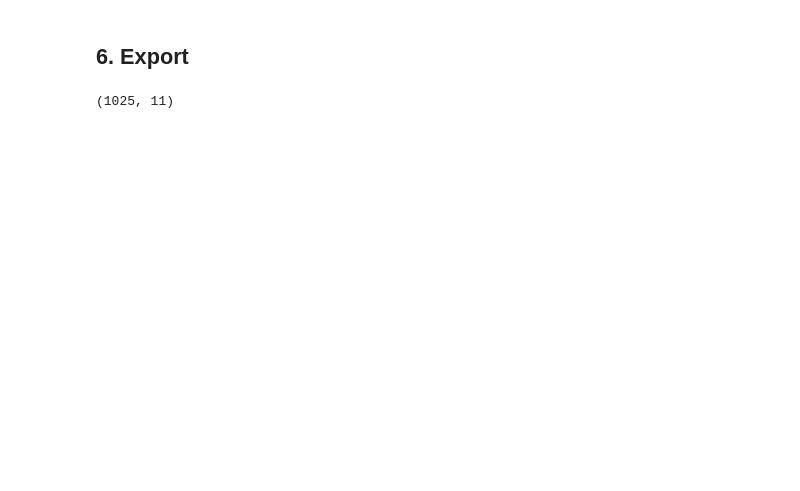
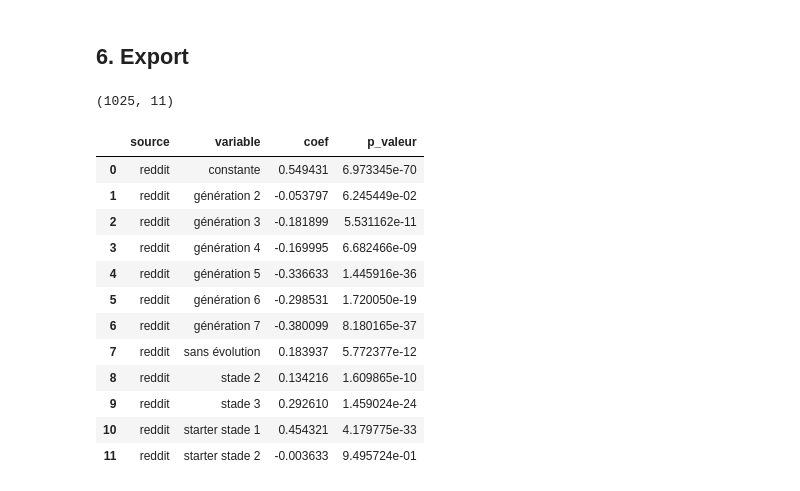
Before and after one commit to Kez0X/projet_pokemon, a Jupyter notebook: notebooks/05_sur_sous_cotes.ipynb, the cells around one changed output. Saved outputs shown, nothing was run; the diff lists cells and outputs as text; code cells hidden in the pictures; blank space fills up the shorter version.

Commit message:
ANALYSE : notebook 05 mis à jour sans les noms qui sont des mots, export des résultats intermédiaires

```diff
--- a/notebooks/05_sur_sous_cotes.ipynb
+++ b/notebooks/05_sur_sous_cotes.ipynb
@@ -450,3 +452,51 @@ res.to_csv(OUT / "sur_sous_cotes.csv")
 res.shape
 # %% [output]
 (1025, 11)
+# %%
+# on exporte aussi les résultats intermédiaires pour pouvoir montrer la méthode dans le dashboard
+lignes = []
+for s in srcs:
+    lignes.append({"source": s, "modele": "un bonus starter", "n": int(modeles[s].nobs), "r2_ajuste": modeles[s].rsquared_adj})
+    lignes.append({"source": s, "modele": "bonus starter par stade", "n": int(modeles_inter[s].nobs), "r2_ajuste": modeles_inter[s].rsquared_adj})
+pd.DataFrame(lignes).round(3).to_csv(OUT / "methode_05_modeles.csv", index=False)
+
+# les coefficients du modèle gardé (starter par stade), avec des noms lisibles
+types_fr = {"bug": "Insecte", "dark": "Ténèbres", "dragon": "Dragon", "electric": "Électrik", "fairy": "Fée",
+            "fighting": "Combat", "fire": "Feu", "flying": "Vol", "ghost": "Spectre", "grass": "Plante",
+            "ground": "Sol", "ice": "Glace", "poison": "Poison", "psychic": "Psy", "rock": "Roche",
+            "steel": "Acier", "water": "Eau"}
+def nom_lisible(v):
+    if v == "Intercept":
+        return "constante"
+    if v.startswith("C(generation)"):
+        return "génération " + v.split("[T.")[1].rstrip("]")
+    if v.startswith("C(stade_categorie"):
+        return v.split("[T.")[1].rstrip("]")
+    if v.startswith("starter_s"):
+        return "starter stade " + v[len("starter_s")]
+    if v.startswith("legendaire"):
+        return "légendaire"
+    if v.startswith("fabuleux"):
+        return "fabuleux"
+    if v.startswith("C(type_principal"):
+        return "type " + types_fr[v.split("[T.")[1].rstrip("]")]
+    return v
+coefs_export = pd.concat([pd.DataFrame({"source": s, "variable": [nom_lisible(v) for v in m.params.index],
+                                        "coef": m.params.values, "p_valeur": m.pvalues.values})
+                          for s, m in modeles_inter.items()], ignore_index=True)
+coefs_export.round(4).to_csv(OUT / "methode_05_coefs.csv", index=False)
+coefs_export.head(12)
+# %% [output]
+|  | source | variable | coef | p_valeur |
+| 0 | reddit | constante | 0.549431 | 6.973345e-70 |
+| 1 | reddit | génération 2 | -0.053797 | 6.245449e-02 |
+| 2 | reddit | génération 3 | -0.181899 | 5.531162e-11 |
+| 3 | reddit | génération 4 | -0.169995 | 6.682466e-09 |
+| 4 | reddit | génération 5 | -0.336633 | 1.445916e-36 |
+| 5 | reddit | génération 6 | -0.298531 | 1.720050e-19 |
+| 6 | reddit | génération 7 | -0.380099 | 8.180165e-37 |
+| 7 | reddit | sans évolution | 0.183937 | 5.772377e-12 |
+| 8 | reddit | stade 2 | 0.134216 | 1.609865e-10 |
+| 9 | reddit | stade 3 | 0.292610 | 1.459024e-24 |
+| 10 | reddit | starter stade 1 | 0.454321 | 4.179775e-33 |
+| 11 | reddit | starter stade 2 | -0.003633 | 9.495724e-01 |
```
Also changed, not shown: parts of 24 cells of this notebook.
